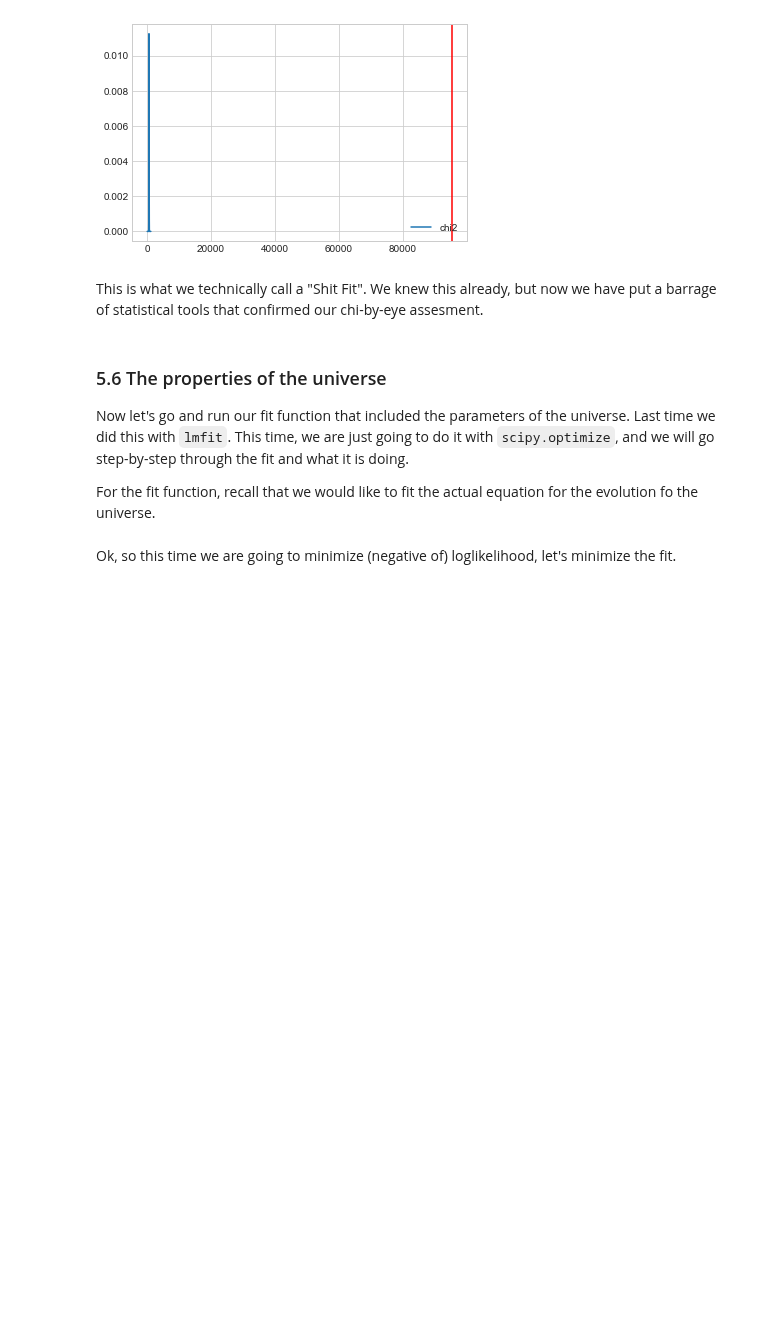
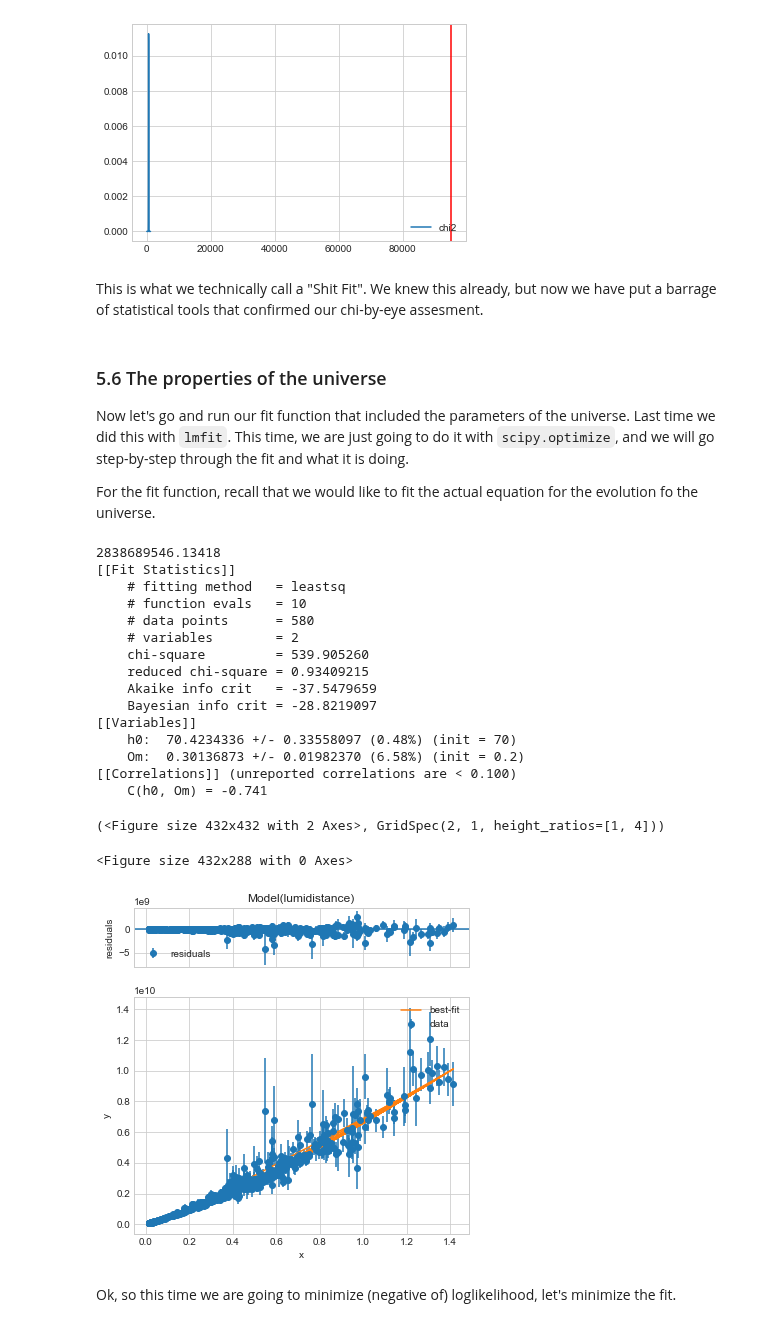
Before and after one commit to MIT-8s50/course, a Jupyter notebook: Lecture5/Lecture05_v1.ipynb, the cells around one changed output. Cells and saved outputs as stored; diff of their text form; code cells hidden in the pictures; blank space fills up the shorter version.

```diff
--- a/Lecture5/Lecture05_v1.ipynb
+++ b/Lecture5/Lecture05_v1.ipynb
@@ -662,6 +673,49 @@ def residuals(x):
         pResid=lumidistance(redshift[i0],sol.x[0],sol.x[1])-distance[i0]
         residuals = np.append(residuals,pResid/distance_err[i0])
     return residuals
+# %%
+import lmfit
+###First the lmfit version
+#You can read this https://en.wikipedia.org/wiki/Distance_measures_(cosmology)
+def hubble(z,Om):
+    pVal=Om*(1+z)**3+(1.-Om)
+    return np.sqrt(pVal)
+
+def lumidistance(x,h0,Om):
+    #steps = np.linspace(0.,x,num=nsteps)
+    integral=0
+    for i0 in range(100):
+        pVal=1./hubble(x*float(i0)/100.,Om)
+        integral += pVal*x/100.
+    d=(1+x)*integral*(1e6*3e5/h0)
+    return d
+
+print(lumidistance(0.5,70,0.3))
+model  = lmfit.Model(lumidistance)
+p = model.make_params(h0=70,Om=0.2)
+result = model.fit(data=distance, params=p, x=redshift, weights=1./distance_err)
+lmfit.report_fit(result)
+plt.figure()
+result.plot()
+# %% [output]
+2838689546.13418
+[[Fit Statistics]]
+    # fitting method   = leastsq
+    # function evals   = 10
+    # data points      = 580
+    # variables        = 2
+    chi-square         = 539.905260
+    reduced chi-square = 0.93409215
+    Akaike info crit   = -37.5479659
+    Bayesian info crit = -28.8219097
+[[Variables]]
+    h0:  70.4234336 +/- 0.33558097 (0.48%) (init = 70)
+    Om:  0.30136873 +/- 0.01982370 (6.58%) (init = 0.2)
+[[Correlations]] (unreported correlations are < 0.100)
+    C(h0, Om) = -0.741
+(<Figure size 432x432 with 2 Axes>, GridSpec(2, 1, height_ratios=[1, 4]))
+<Figure size 432x288 with 0 Axes>
+[figure, added]
 # %% [markdown]
 Ok, so this time we are going to minimize (negative of) loglikelihood, let's minimize the fit.
 # %%
```
Also changed, not shown: parts of 12 cells of this notebook.
